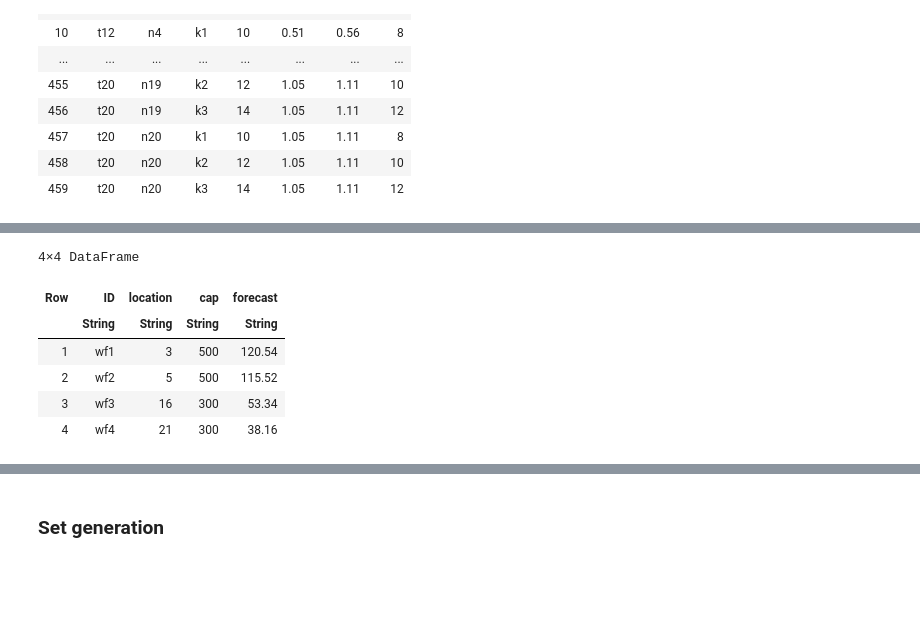
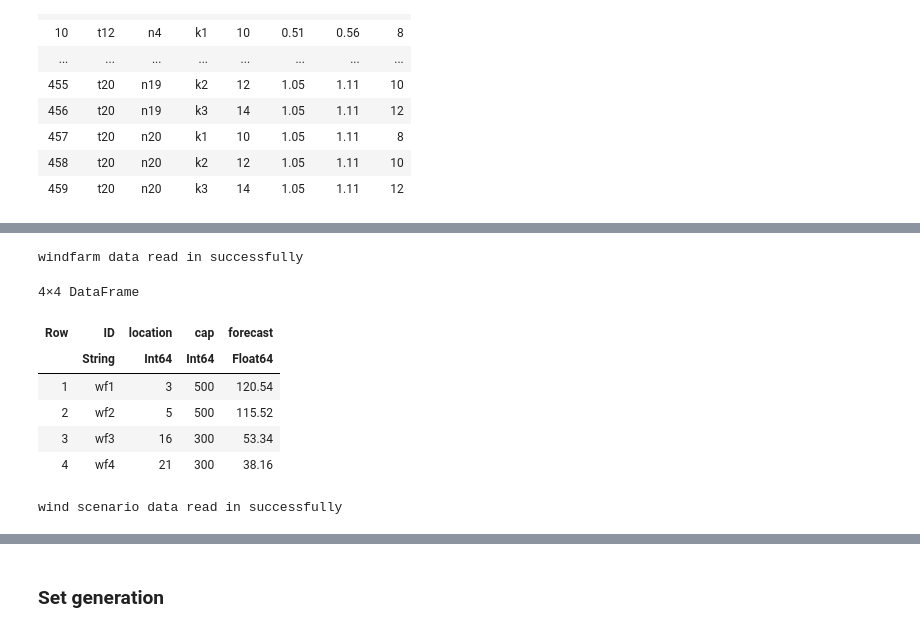
Before and after one commit to labedisa/AMO-Single-Project, a Jupyter notebook: Demand Response Model.ipynb, the cells around one changed output, grey strips where cells are left out. Saved outputs shown, nothing was run; the diff lists cells and outputs as text; code cells hidden in the pictures; blank space fills up the shorter version.

Commit message:
full model
model running, data cleared up, plotting not yet complete

```diff
--- a/Demand Response Model.ipynb
+++ b/Demand Response Model.ipynb
@@ -204,0 +237,5 @@ data_lina["curtailmentinfo"]
+# %%
+xl = XLSX.readxlsx("data/lineconstraints.xlsx")
+linecontraints = XLSX.sheetnames(xl)
+mydata["lineconstraints"] = DataFrame(XLSX.gettable(xl["lineconstraints"]; infer_eltypes=true))
+print("line constraint data read in successfully")
@@ -204,0 +267,5 @@ data_lina["curtailmentinfo"]
+# %%
+xl = XLSX.readxlsx("data/nodeinfo.xlsx")
+nodeinfo = XLSX.sheetnames(xl)
+mydata["nodeinfo"] = DataFrame(XLSX.gettable(xl["nodeinfo"]; infer_eltypes=true))
+print("node data read in successfully")
@@ -204,0 +296,5 @@ data_lina["curtailmentinfo"]
+# %%
+xl = XLSX.readxlsx("data/shiftinginfo.xlsx")
+shiftinginfo = XLSX.sheetnames(xl)
+mydata["shiftinginfo"] = DataFrame(XLSX.gettable(xl["shiftinginfo"]; infer_eltypes=true))
+print("shifting information read in successfully")
@@ -318,10 +326,24 @@ data_lina["shiftinginfo"]
+# %%
+xl = XLSX.readxlsx("data/windfarminfo.xlsx")
+windfarminfo = XLSX.sheetnames(xl)
+mydata["windfarminfo"] = DataFrame(XLSX.gettable(xl["windfarminfo"]; infer_eltypes=true))
+print("windfarm data read in successfully")
+# %% [output]
+windfarm data read in successfully
 # %%
-data_lina["windfarminfo"]
+mydata["windfarminfo"]
 # %% [output]
 4×4 DataFrame
 | Row | ID | location | cap | forecast |
-|  | String | String | String | String |
+|  | String | Int64 | Int64 | Float64 |
 | 1 | wf1 | 3 | 500 | 120.54 |
 | 2 | wf2 | 5 | 500 | 115.52 |
 | 3 | wf3 | 16 | 300 | 53.34 |
 | 4 | wf4 | 21 | 300 | 38.16 |
+# %%
+xl = XLSX.readxlsx("data/windscenarios.xlsx")
+windscenarios = XLSX.sheetnames(xl)
+mydata["windscenarios"] = DataFrame(XLSX.gettable(xl["windscenarios"]; infer_eltypes=true))
+print("wind scenario data read in successfully")
+# %% [output]
+wind scenario data read in successfully
```
Also changed, not shown: parts of 40 cells of this notebook, 4 other files.
